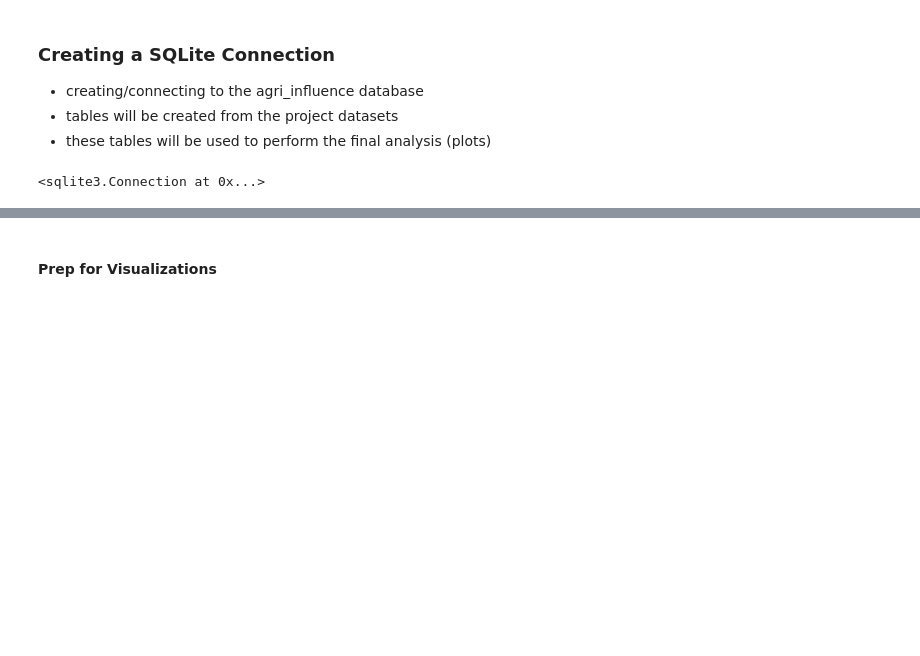
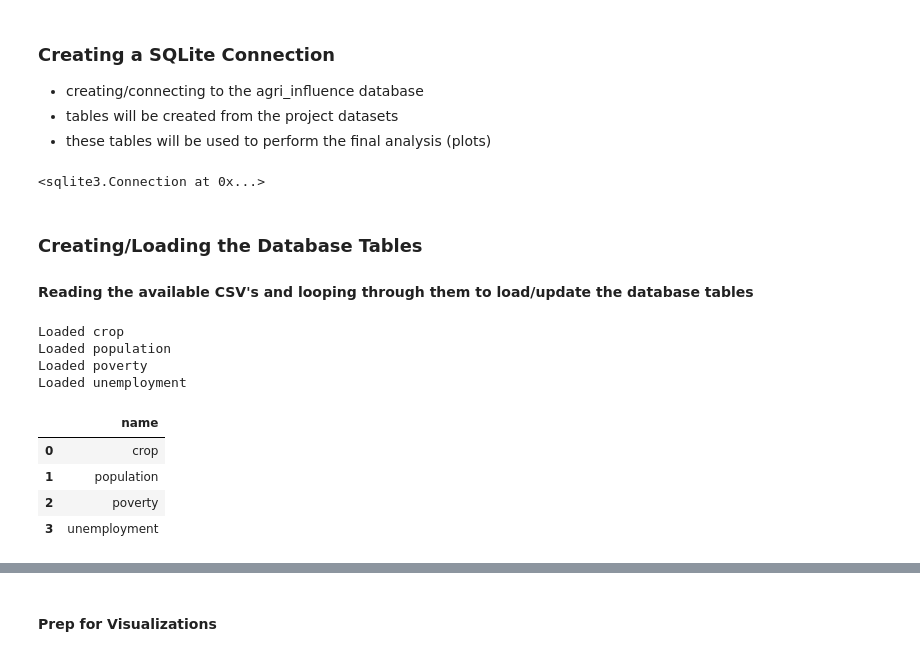
Before and after one commit to reppenp/Capstone_Project_Agri_Influence, a Jupyter notebook: workbook/agri_influence.ipynb, the cells around one changed output, grey strips where cells are left out. Drawn from its saved outputs; the diff is of its cells as text; code cells hidden in the pictures; blank space fills up the shorter version.

Commit message:
database creation

```diff
--- a/workbook/agri_influence.ipynb
+++ b/workbook/agri_influence.ipynb
@@ -647,3 +661,27 @@ connection = sqlite3.connect("../database/agri_influence.db")
 connection
 # %% [output]
 <sqlite3.Connection at 0x...>
+# %% [markdown]
+### Creating/Loading the Database Tables
+#### Reading the available CSV's and looping through them to load/update the database tables
+# %%
+csv_files = glob.glob('../clean_data/*.csv')
+
+for file_path in csv_files:
+    df = pd.read_csv(file_path)
+    table_name = os.path.splitext(os.path.basename(file_path))[0]
+    df.to_sql(table_name, connection, if_exists="replace", index=False)
+    print(f"Loaded {table_name}")
+
+# Confirm Tables created/updated
+pd.read_sql("SELECT name FROM sqlite_master WHERE type='table';", connection)
+# %% [output]
+Loaded crop
+Loaded population
+Loaded poverty
+Loaded unemployment
+|  | name |
+| 0 | crop |
+| 1 | population |
+| 2 | poverty |
+| 3 | unemployment |
```
Also changed, not shown: parts of 7 cells of this notebook, 5 other files.
